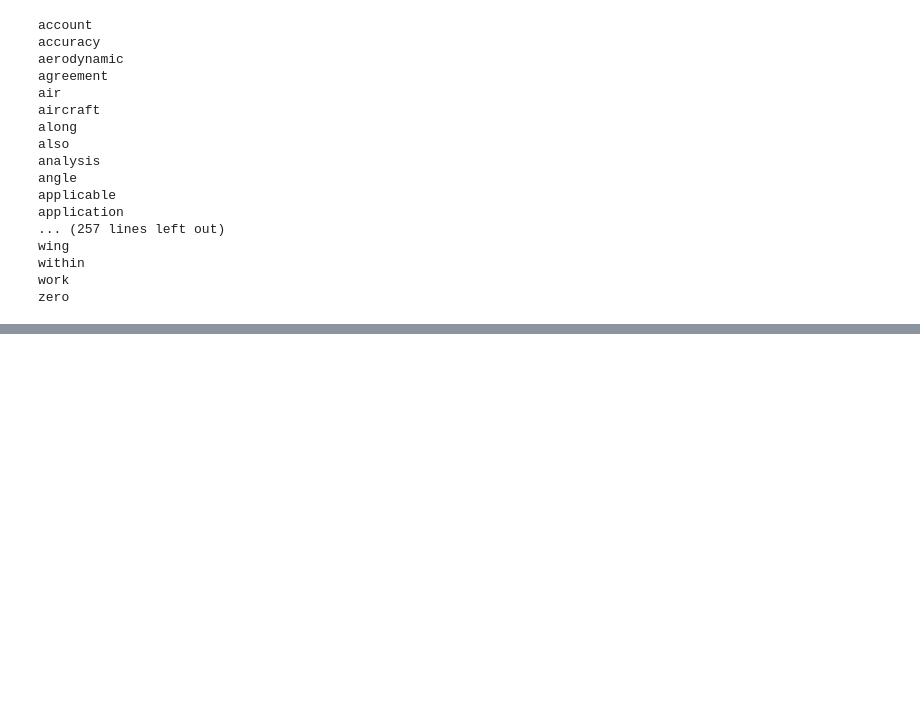
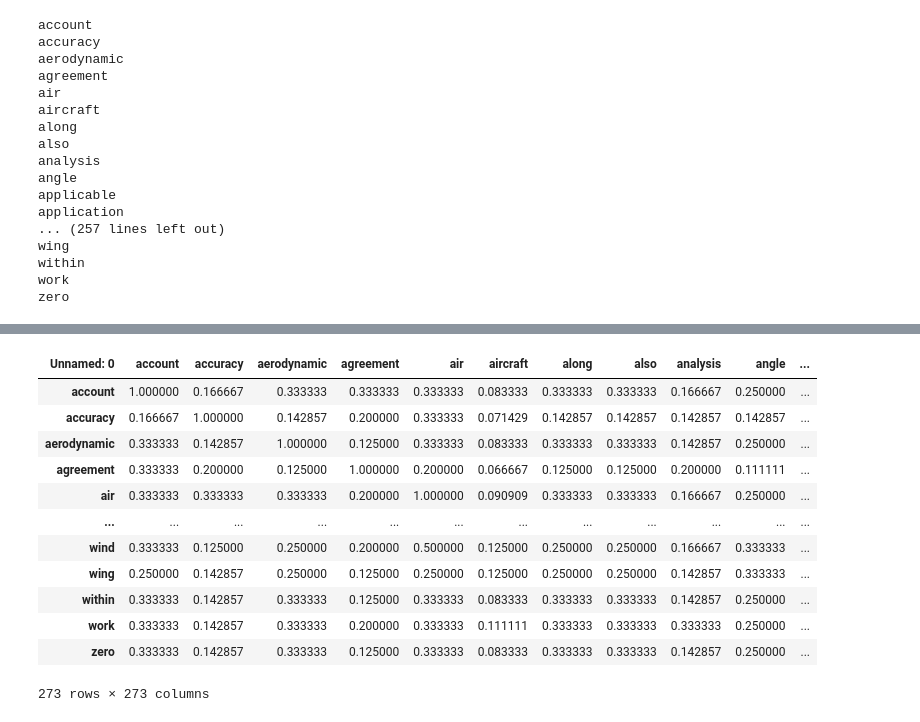
Before and after one commit to petrichor247/ESA-for-IR, a Jupyter notebook: spreading_activation_wordnet.ipynb, the cells around one changed output, grey strips where cells are left out. Cells and saved outputs as stored; diff of their text form; code cells hidden in the pictures; blank space fills up the shorter version.

Commit message:
final wordnet similarity based spreading activation

```diff
--- a/spreading_activation_wordnet.ipynb
+++ b/spreading_activation_wordnet.ipynb
@@ -125,0 +126,22 @@ similarity_matrix.to_csv("wordnet_similarities.csv")
+# %%
+similarity_matrix = pd.read_csv("wordnet_similarities.csv").set_index("Unnamed: 0")
+# %%
+import numpy as np
+
+similarity_matrix_symmetric = similarity_matrix.T + similarity_matrix
+np.fill_diagonal(similarity_matrix_symmetric.values, 1)
+similarity_matrix_symmetric
+# %% [output]
+| Unnamed: 0 | account | accuracy | aerodynamic | agreement | air | aircraft | along | also | analysis | angle | ... |
+| account | 1.000000 | 0.166667 | 0.333333 | 0.333333 | 0.333333 | 0.083333 | 0.333333 | 0.333333 | 0.166667 | 0.250000 | ... |
+| accuracy | 0.166667 | 1.000000 | 0.142857 | 0.200000 | 0.333333 | 0.071429 | 0.142857 | 0.142857 | 0.142857 | 0.142857 | ... |
+| aerodynamic | 0.333333 | 0.142857 | 1.000000 | 0.125000 | 0.333333 | 0.083333 | 0.333333 | 0.333333 | 0.142857 | 0.250000 | ... |
+| agreement | 0.333333 | 0.200000 | 0.125000 | 1.000000 | 0.200000 | 0.066667 | 0.125000 | 0.125000 | 0.200000 | 0.111111 | ... |
+| air | 0.333333 | 0.333333 | 0.333333 | 0.200000 | 1.000000 | 0.090909 | 0.333333 | 0.333333 | 0.166667 | 0.250000 | ... |
+| ... | ... | ... | ... | ... | ... | ... | ... | ... | ... | ... | ... |
+| wind | 0.333333 | 0.125000 | 0.250000 | 0.200000 | 0.500000 | 0.125000 | 0.250000 | 0.250000 | 0.166667 | 0.333333 | ... |
+| wing | 0.250000 | 0.142857 | 0.250000 | 0.125000 | 0.250000 | 0.125000 | 0.250000 | 0.250000 | 0.142857 | 0.333333 | ... |
+| within | 0.333333 | 0.142857 | 0.333333 | 0.125000 | 0.333333 | 0.083333 | 0.333333 | 0.333333 | 0.142857 | 0.250000 | ... |
+| work | 0.333333 | 0.142857 | 0.333333 | 0.200000 | 0.333333 | 0.111111 | 0.333333 | 0.333333 | 0.333333 | 0.250000 | ... |
+| zero | 0.333333 | 0.142857 | 0.333333 | 0.125000 | 0.333333 | 0.083333 | 0.333333 | 0.333333 | 0.142857 | 0.250000 | ... |
+273 rows × 273 columns
```
Also changed, not shown: parts of 10 cells of this notebook.
